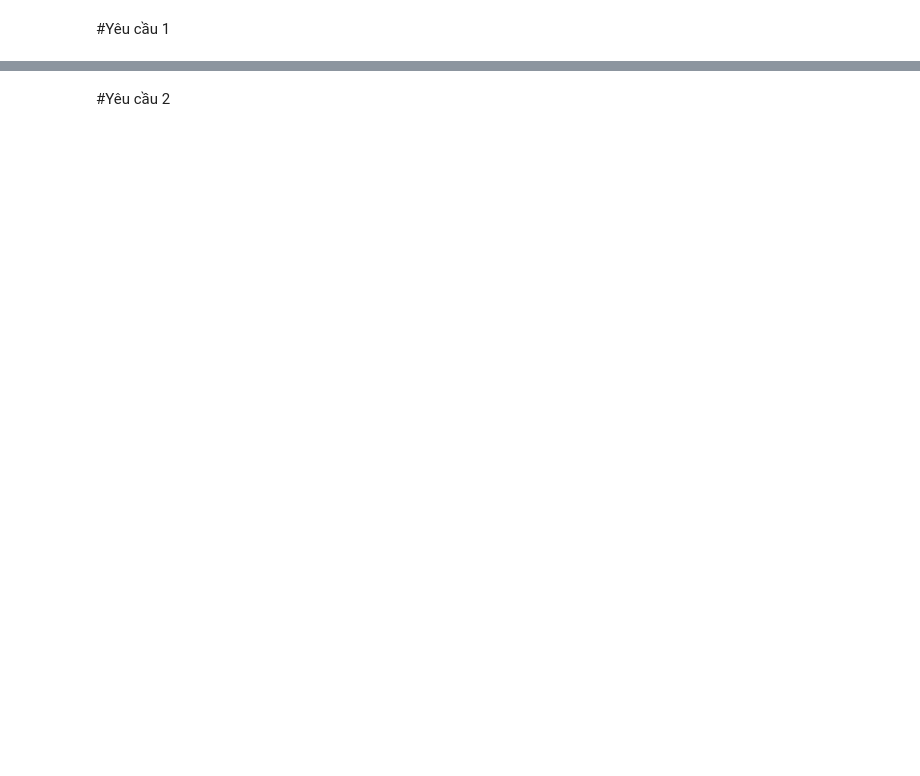
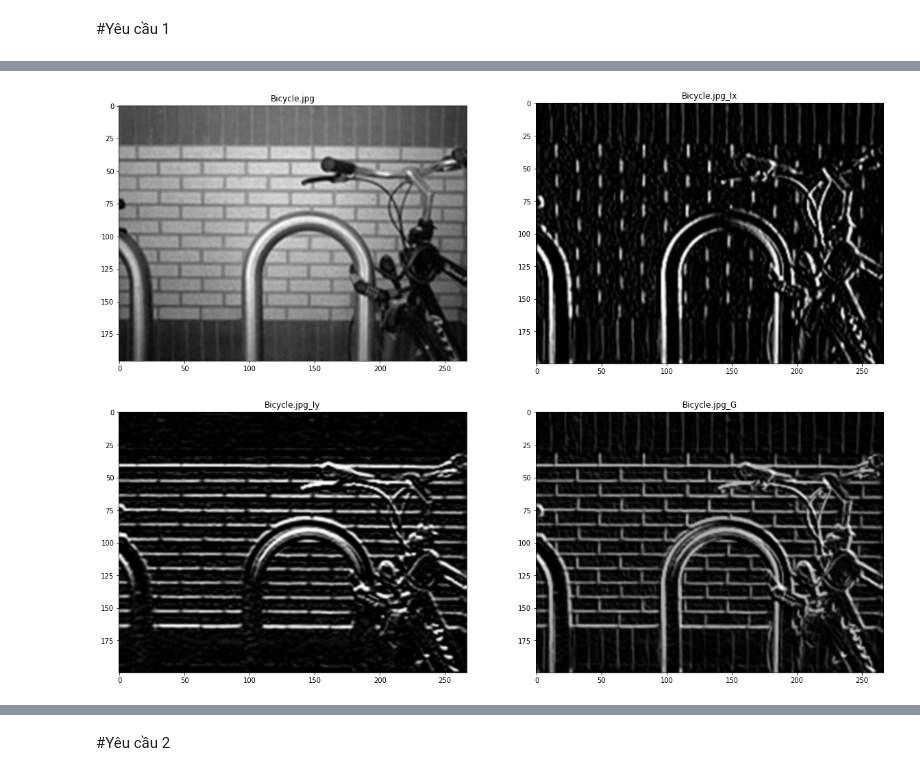
Before and after one commit to lenguyentiendat/CS231.M21.KHCL, a Jupyter notebook: 20521167.ipynb, the cells around one changed output, grey strips where cells are left out. Drawn from its saved outputs; the diff is of its cells as text; code cells hidden in the pictures; blank space fills up the shorter version.

```diff
--- a/20521167.ipynb
+++ b/20521167.ipynb
@@ -45,0 +44,37 @@ plt.show()
+# %%
+def sobel_filters(img):
+   Sx = np.array([[-1, 0, 1],[-2, 0, 2],[-1, 0, 1]],np.float32)
+   Sy = np.array([[1,2,1],[0,0,0],[-1,-2,-1]],np.float32)
+
+   Ix = cv.filter2D(img, -1, Sx)
+   Iy = cv.filter2D(img, -1, Sy)
+
+   G = np.hypot(Ix,Iy)
+   G = G/G.max()*255
+   theta = np.arctan2(Iy,Ix)
+
+   return Ix,Iy,G,theta
+# %%
+def show2image(img_src, img_rst, title1, title2):
+  plt.figure(figsize=(20, 20))
+
+  plt.subplot(1,2,1)
+  plt.title(title1)
+  img_src = cv2.cvtColor(img_src.astype(np.uint8), cv2.COLOR_BGR2RGB)
+  plt.imshow(img_src, interpolation='bicubic')
+
+  plt.subplot(1,2,2)
+  plt.title(title2)
+  img_rst = cv2.cvtColor(img_rst.astype(np.uint8), cv2.COLOR_BGR2RGB)
+  plt.imshow(img_rst, interpolation='bicubic')
+# %%
+picture1 = 'Bicycle.jpg'
+picture2 = 'bansoxe.jpg'
+# %%
+Ix,Iy,G,theta = sobel_filters(img)
+img = img[:-4]
+show2image(img, Ix, picture1 , picture1+'_Ix')
+show2image(Iy, G, picture1+'_Iy', picture1+'_G')
+# %% [output]
+[figure, added]
+[figure, added]
```
Also changed, not shown: parts of 17 cells of this notebook.
